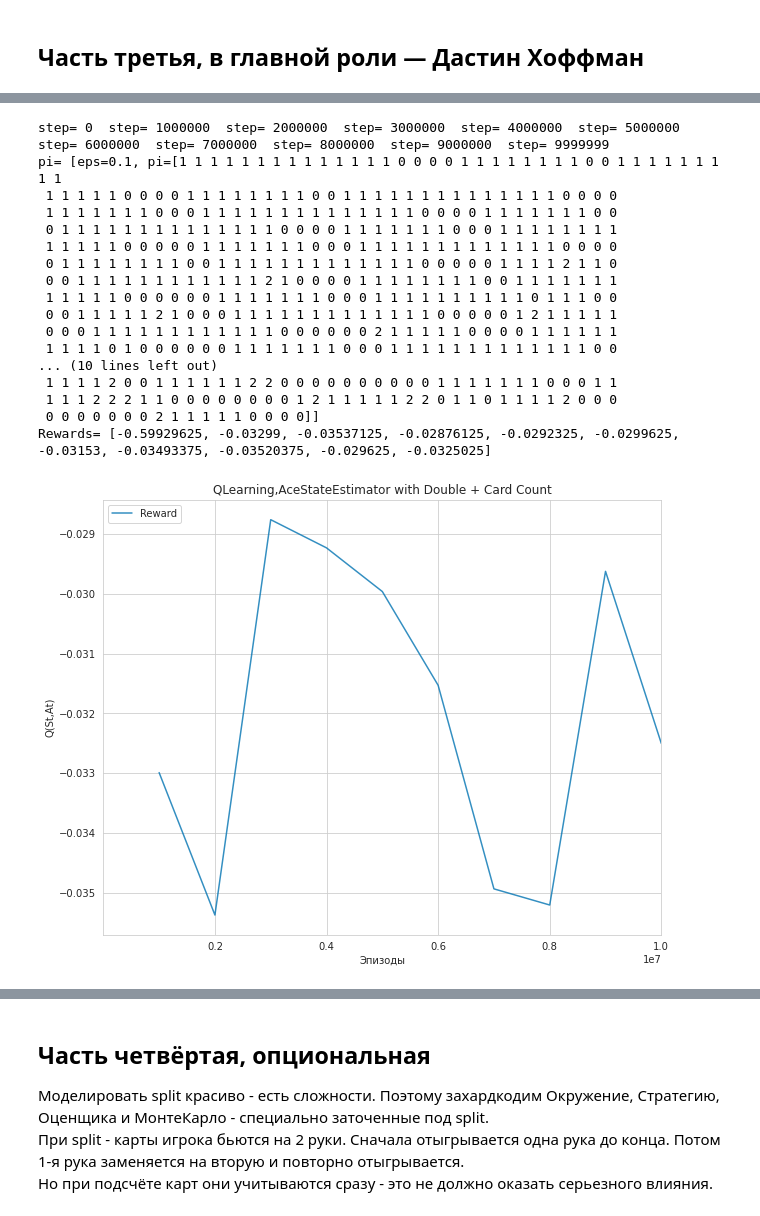
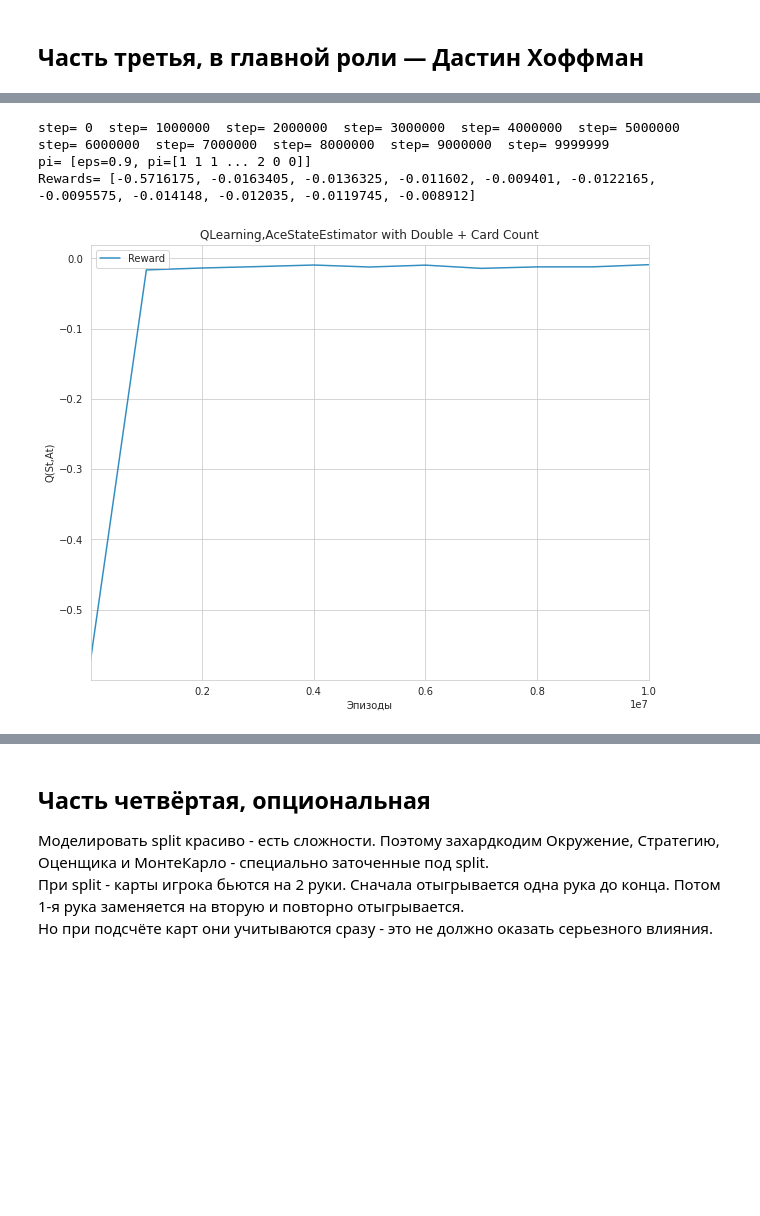
Before and after one commit to PumbaOmsk/M_A_D_E__R_L, a Jupyter notebook: rl_HW1_vvedenskiy.ipynb, the cells around one changed output, grey strips where cells are left out. Drawn from its saved outputs; the diff is of its cells as text; code cells hidden in the pictures; blank space fills up the shorter version.

```diff
--- a/rl_HW1_vvedenskiy.ipynb
+++ b/rl_HW1_vvedenskiy.ipynb
@@ -438,7 +435,7 @@ plot_many_graph(step,{0.9:rewards[0.9]},"MonteCarlo, DefaultEstimator")
 # %%
 %%time
 total_episodes = 100000
-n_print = 20
+n_print = 10
 stateEstimator = AceStateEstimator()
 env_bj = BlackjackEnv(gym.make('Blackjack-v0',natural=True),False)
 
@@ -456,5 +453,5 @@ values = observer.view(i,Ret,pi,True)
 algo.close()
 rewards[gamma] = observer.getValues("Reward")
 step = observer.getSteps()
-plot_many_graph(step,rewards,"MonteCarlo, AceEstimator")
+plot_many_graph(step,rewards,"MonteCarlo, AceEstimator",0)
 # %% [output]
@@ -472,7 +469,7 @@ class QLearningBjRl(object):
         self.alpha = alpha
         self.gamma = gamma
         self.eps = eps
-        self.Q = 0.01*np.random.random((stateEstimator.ns(), stateEstimator.na()))
+        self.Q = 0.0000001*np.random.random((stateEstimator.ns(), stateEstimator.na()))
         self.pi = QStrategy(self.Q, eps)
 
     def close(self):
@@ -618,3 +615,22 @@ step= 0  step= 200000  step= 400000  step= 600000  step= 800000  step= 999999
 [figure]
 CPU times: user 42min 42s, sys: 11.5 s, total: 42min 54s
 Wall time: 42min 38s
+# %%
+%%time
+total_episodes = 1000000
+print_step = total_episodes//10
+stateEstimator = AceStateEstimator()
+env_bj_ex = BlackjackEnv(BlackjackEnvCardCount(natural=True),False)
+algo = QLearningBjRl(env_bj_ex,stateEstimator,0.00001,1.0,eps=0.9)
+observer = RlObserver(env_bj_ex,{},stateEstimator,print_step)
+
+for i in range(total_episodes):
+    Ret,pi = algo.step()
+    observer.view(i,Ret,pi)
+
+values = observer.view(i,Ret,pi,True)
+
+algo.close()
+print("\npi=",pi)
+print("Rewards=",observer.getValues("Reward"))
+plot_observer(observer,"QLearning,AceStateEstimator",0)
@@ -764,7 +787,7 @@ total_episodes = 1000000
 print_step = total_episodes//10
 stateEstimator = AceStateEstimator(3) # это с double
 env_bj_ex = BlackjackEnv(BlackjackEnvCardCount(natural=True),False)
-algo = QLearningBjRl(env_bj_ex,stateEstimator,0.05,0.9,eps=0.1)
+algo = QLearningBjRl(env_bj_ex,stateEstimator,0.00001,1.0,eps=0.9)
 observer = RlObserver(env_bj_ex,{},stateEstimator,print_step)
 
 for i in range(total_episodes):
@@ -776,6 +799,6 @@ values = observer.view(i,Ret,pi,True)
 algo.close()
 print("\npi=",pi)
 print("Rewards=",observer.getValues("Reward"))
-plot_observer(observer,"QLearning,AceStateEstimator with Double")
+plot_observer(observer,"QLearning,AceStateEstimator with Double",0)
 # %% [output]
 step= 0  step= 100000  step= 200000  step= 300000  step= 400000  step= 500000  step= 600000  step= 700000  step= 800000  step= 900000  step= 999999
@@ -816,39 +839,25 @@ Wall time: 4min 12s
 # %%
 %%time
 total_episodes = 10000000
 print_step = total_episodes//10
 env_bj_cc = BlackjackEnv(BlackjackEnvCardCount(natural=True),True)  # включили подсчёт карт
 stateEstimator = AceStateEstimator(3,n_deck=env_bj_cc.n_deck_state())
 
-algo = QLearningBjRl(env_bj_cc,stateEstimator,alpha=0.05,gamma=0.9,eps=0.1) # QLearning
+algo = QLearningBjRl(env_bj_cc,stateEstimator,alpha=0.00005,gamma=1.0,eps=0.9) # QLearning
 observer = RlObserver(env_bj_cc,{},stateEstimator,print_step)
 
 for i in range(total_episodes):
     Ret,pi = algo.step()
     observer.view(i,Ret,pi)
 
 values = observer.view(i,Ret,pi,True)
 
 algo.close()
 print("\npi=",pi)
 print("Rewards=",observer.getValues("Reward"))
-plot_observer(observer,"QLearning,AceStateEstimator with Double + Card Count")
+plot_observer(observer,"QLearning,AceStateEstimator with Double + Card Count",0)
 # %% [output]
 step= 0  step= 1000000  step= 2000000  step= 3000000  step= 4000000  step= 5000000  step= 6000000  step= 7000000  step= 8000000  step= 9000000  step= 9999999
-pi= [eps=0.1, pi=[1 1 1 1 1 1 1 1 1 1 1 1 1 1 0 0 0 0 1 1 1 1 1 1 1 1 0 0 1 1 1 1 1 1 1 1 1
- 1 1 1 1 1 0 0 0 0 1 1 1 1 1 1 1 1 0 0 1 1 1 1 1 1 1 1 1 1 1 1 1 1 0 0 0 0
- 1 1 1 1 1 1 1 0 0 0 1 1 1 1 1 1 1 1 1 1 1 1 1 1 0 0 0 0 1 1 1 1 1 1 1 0 0
- 0 1 1 1 1 1 1 1 1 1 1 1 1 1 1 0 0 0 0 1 1 1 1 1 1 1 0 0 0 1 1 1 1 1 1 1 1
- 1 1 1 1 1 0 0 0 0 0 1 1 1 1 1 1 1 0 0 0 1 1 1 1 1 1 1 1 1 1 1 1 1 0 0 0 0
- 0 1 1 1 1 1 1 1 1 0 0 1 1 1 1 1 1 1 1 1 1 1 1 1 0 0 0 0 0 1 1 1 1 2 1 1 0
- 0 0 1 1 1 1 1 1 1 1 1 1 1 1 2 1 0 0 0 0 1 1 1 1 1 1 1 1 0 0 1 1 1 1 1 1 1
- 1 1 1 1 1 0 0 0 0 0 0 1 1 1 1 1 1 1 0 0 0 1 1 1 1 1 1 1 1 1 1 0 1 1 1 0 0
- 0 0 1 1 1 1 1 2 1 0 0 0 1 1 1 1 1 1 1 1 1 1 1 1 1 0 0 0 0 0 1 2 1 1 1 1 1
- 0 0 0 1 1 1 1 1 1 1 1 1 1 1 1 0 0 0 0 0 0 2 1 1 1 1 1 0 0 0 0 1 1 1 1 1 1
- 1 1 1 1 0 1 0 0 0 0 0 0 1 1 1 1 1 1 1 0 0 0 1 1 1 1 1 1 1 1 1 1 1 1 1 0 0
-... (10 lines left out)
- 1 1 1 1 2 0 0 1 1 1 1 1 1 2 2 0 0 0 0 0 0 0 0 0 0 1 1 1 1 1 1 1 0 0 0 1 1
- 1 1 1 2 2 2 1 1 0 0 0 0 0 0 0 0 1 2 1 1 1 1 1 2 2 0 1 1 0 1 1 1 1 2 0 0 0
- 0 0 0 0 0 0 0 2 1 1 1 1 1 0 0 0 0]]
-Rewards= [-0.59929625, -0.03299, -0.03537125, -0.02876125, -0.0292325, -0.0299625, -0.03153, -0.03493375, -0.03520375, -0.029625, -0.0325025]
+pi= [eps=0.9, pi=[1 1 1 ... 2 0 0]]
+Rewards= [-0.5716175, -0.0163405, -0.0136325, -0.011602, -0.009401, -0.0122165, -0.0095575, -0.014148, -0.012035, -0.0119745, -0.008912]
-[figure, old version]
+[figure, new version]
```
Also changed, not shown: parts of 13 cells of this notebook.
